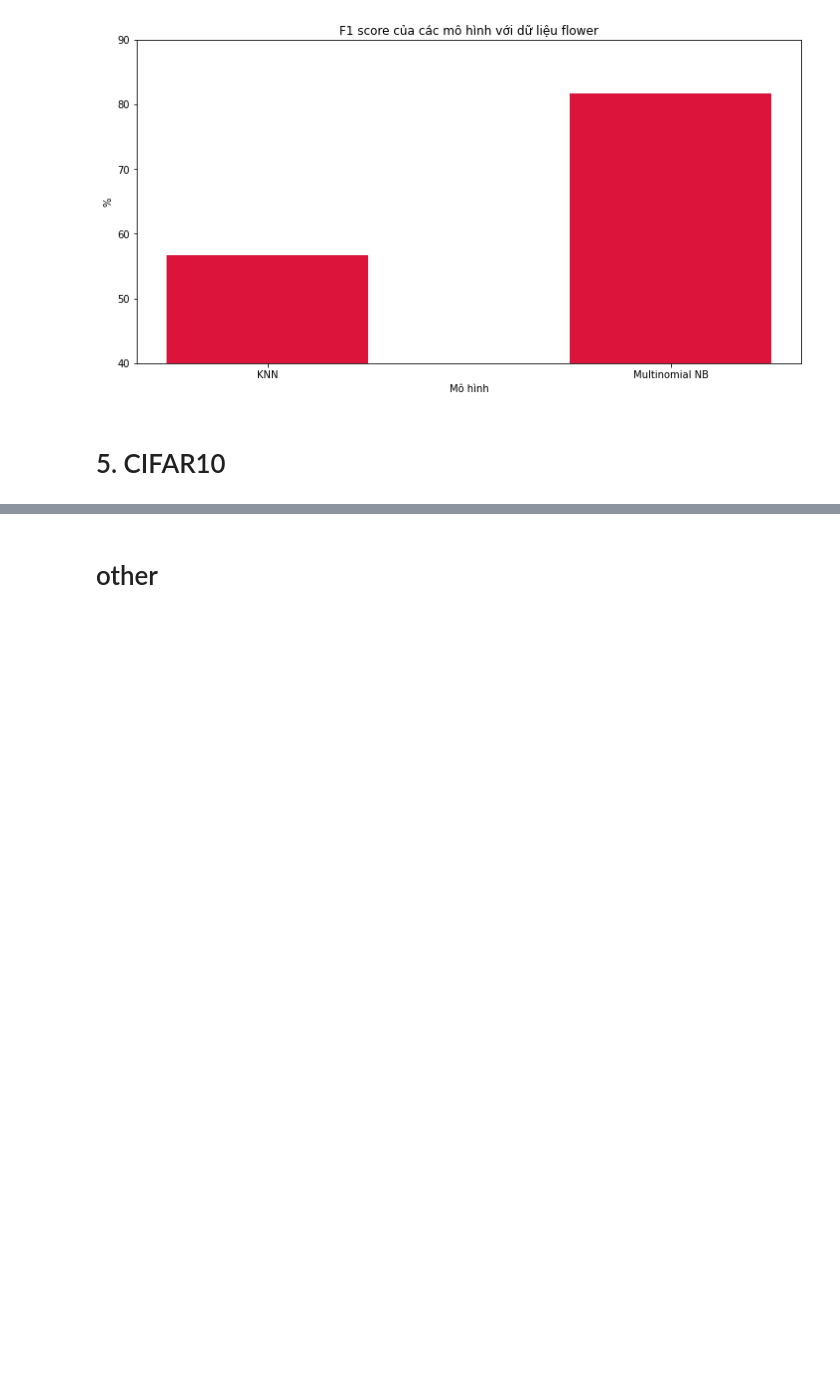
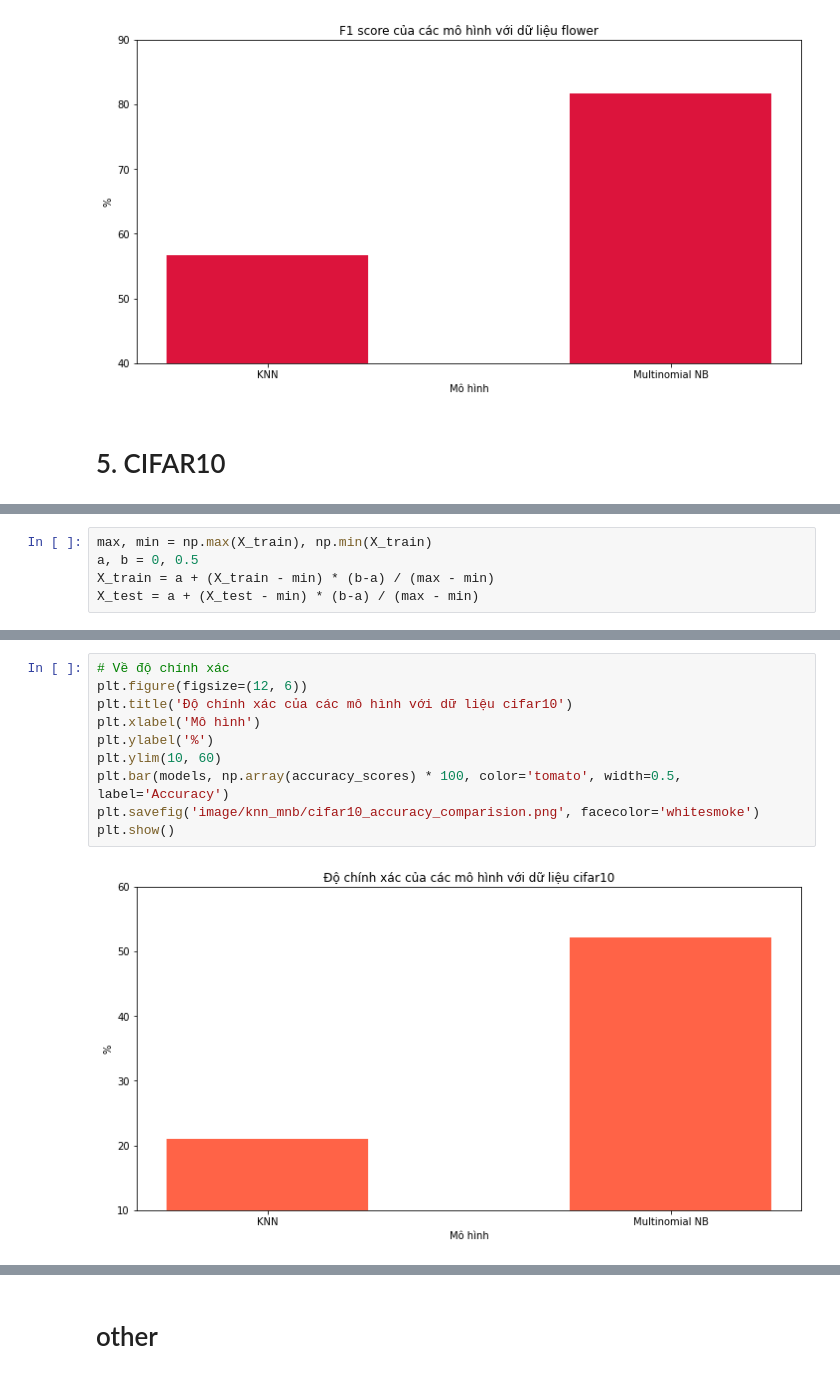
Before and after one commit to NguyenMguyen/CE-Project, a Jupyter notebook: knn_mnb.ipynb, the cells around one changed output, grey strips where cells are left out. Drawn from its saved outputs; the diff is of its cells as text; blank space fills up the shorter version.

```diff
--- a/knn_mnb.ipynb
+++ b/knn_mnb.ipynb
@@ -431,0 +477,5 @@ plt.show()
+# %%
+max, min = np.max(X_train), np.min(X_train)
+a, b = 0, 0.5
+X_train = a + (X_train - min) * (b-a) / (max - min)
+X_test = a + (X_test - min) * (b-a) / (max - min)
@@ -431,0 +523,12 @@ plt.show()
+# %%
+# Về độ chính xác
+plt.figure(figsize=(12, 6))
+plt.title('Độ chính xác của các mô hình với dữ liệu cifar10')
+plt.xlabel('Mô hình')
+plt.ylabel('%')
+plt.ylim(10, 60)
+plt.bar(models, np.array(accuracy_scores) * 100, color='tomato', width=0.5, label='Accuracy')
+plt.savefig('image/knn_mnb/cifar10_accuracy_comparision.png', facecolor='whitesmoke')
+plt.show()
+# %% [output]
+[figure, added]
```
Also changed, not shown: parts of 11 cells of this notebook, 3 other files.
